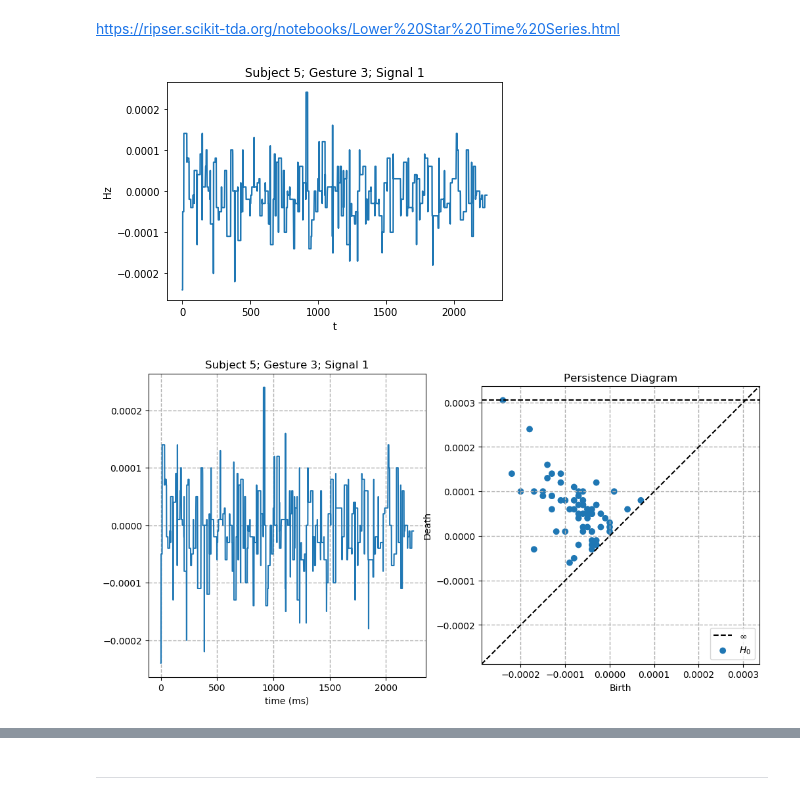
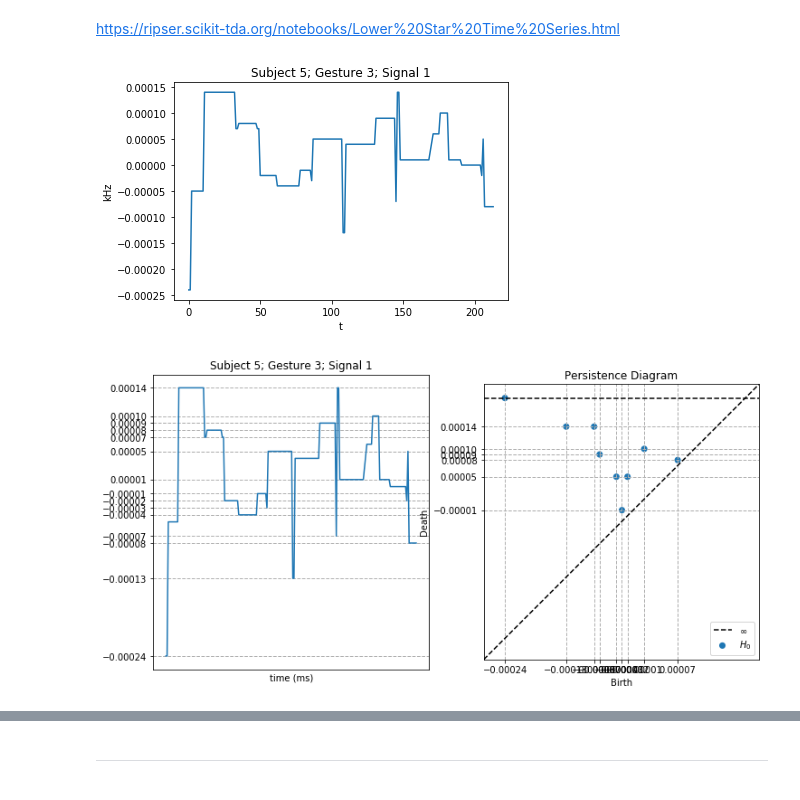
Before and after one commit to samvoisin/TDAforGesturePredictionsEMG, a Jupyter notebook: sEMG_EDA1.ipynb, the cells around one changed output, grey strips where cells are left out. Drawn from its saved outputs; the diff is of its cells as text; code cells hidden in the pictures.

```diff
--- a/sEMG_EDA1.ipynb
+++ b/sEMG_EDA1.ipynb
@@ -25,7 +25,7 @@ Check out Wasserstein and Bottleneck Lab and link below to Ripser docs
 https://ripser.scikit-tda.org/notebooks/Lower%20Star%20Time%20Series.html
 # %%
 # arbitrarily selecting a modality
-seq53 = tst["05"]["3_0_2"][:, 0:5]
+seq53 = tst["05"]["3_0_2"][:200, 0:5]
 t = seq53[:, 0]
 y = seq53[:, 1]
 n = len(y)
@@ -33,10 +33,10 @@ n = len(y)
 plt.plot(t, y)
 plt.title("Subject 5; Gesture 3; Signal 1")
 plt.xlabel("t")
-plt.ylabel("Hz")
+plt.ylabel("kHz")
 plt.show()
 # %% [output]
-[figure, old version]
+[figure, new version]
 # %%
 # compare each point of modality to its neighbor
 # return an array of the max value of the two
@@ -60,26 +60,26 @@ ys = ys[ys < np.inf]
 # %%
 #Plot the time series and the persistence diagram
 plt.figure(figsize=(12, 6))
 #ylims = [-1, 6.5]
 plt.subplot(121)
 plt.plot(t, y)
 ax = plt.gca()
-#ax.set_yticks(allgrid)
-#ax.set_xticks([])
+ax.set_yticks(allgrid)
+ax.set_xticks([])
 #plt.ylim(ylims)
 plt.grid(linewidth=1, linestyle='--')
 plt.title("Subject 5; Gesture 3; Signal 1")
 plt.xlabel("time (ms)")
 
 plt.subplot(122)
 ax = plt.gca()
-#ax.set_yticks(ys)
-#ax.set_xticks(xs)
+ax.set_yticks(ys)
+ax.set_xticks(xs)
 #plt.ylim(ylims)
 plt.grid(linewidth=1, linestyle='--')
 plot_diagrams(dgm0, size=50)
 plt.title("Persistence Diagram")
 
 plt.show()
 # %% [output]
-[figure, old version]
+[figure, new version]
```
Also changed, not shown: parts of 5 cells of this notebook, 3 other files.
